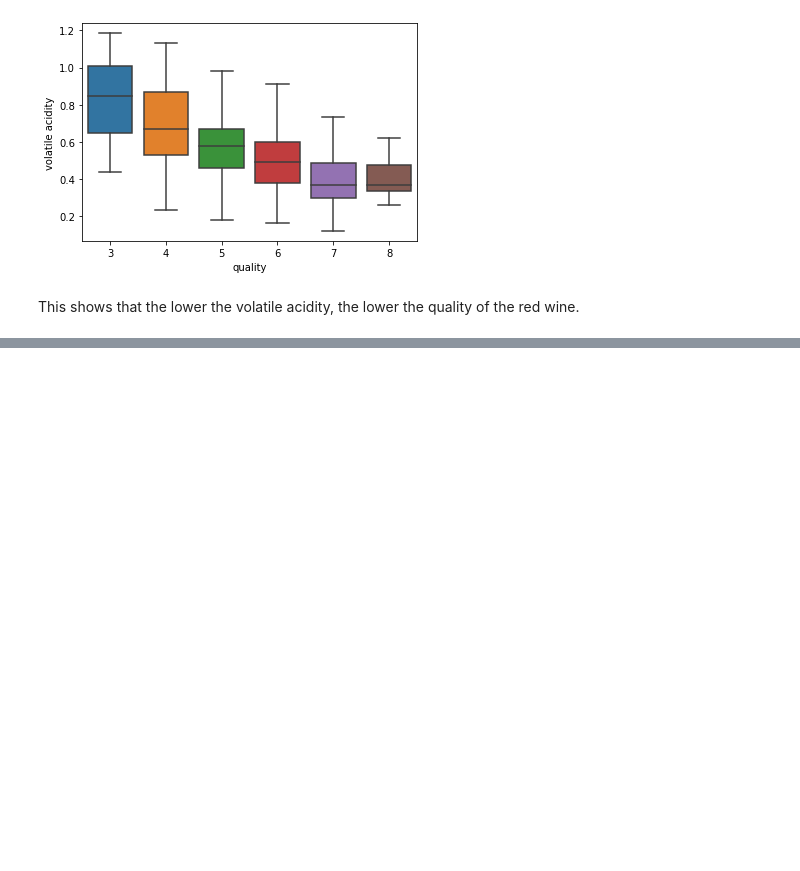
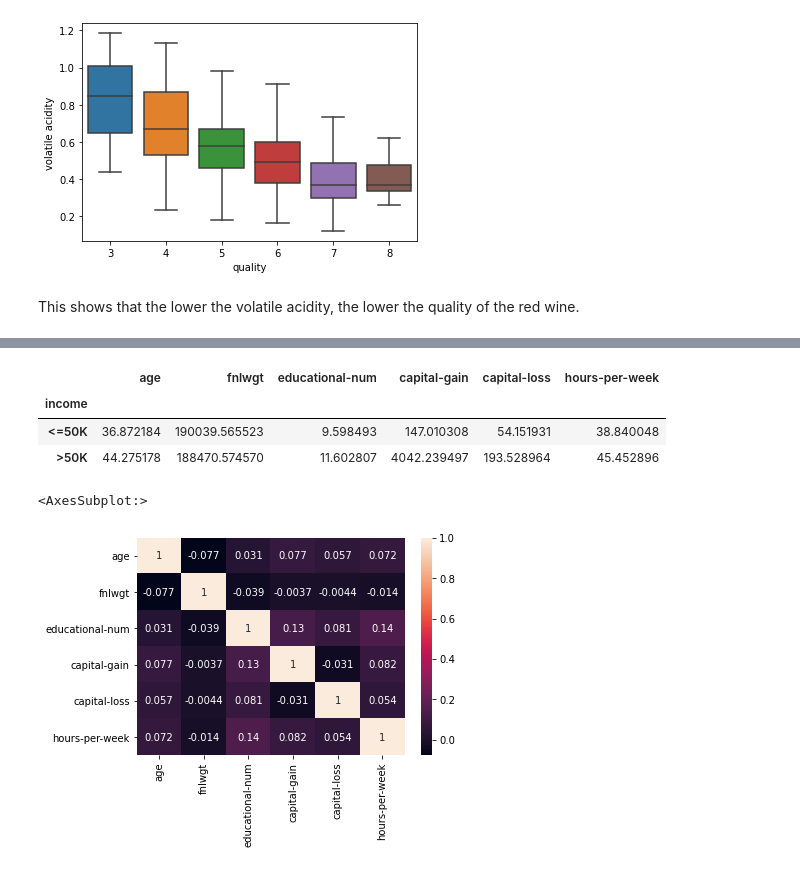
Before and after one commit to Katherine0717/CSC240_Final_Project, a Jupyter notebook: Data Mining Final Project Prospectus TeamX.ipynb, the cells around one changed output, grey strips where cells are left out. Saved outputs shown, nothing was run; the diff lists cells and outputs as text; code cells hidden in the pictures; blank space fills up the shorter version.

```diff
--- a/Data Mining Final Project Prospectus TeamX.ipynb
+++ b/Data Mining Final Project Prospectus TeamX.ipynb
@@ -413,0 +510,14 @@ This shows that the lower the volatile acidity, the lower the quality of the red
+# %%
+#we see that average age and hours-per-week for people with higher income is bigger than those with lower income
+adult_df.groupby(['income']).mean()
+# %% [output]
+|  | age | fnlwgt | educational-num | capital-gain | capital-loss | hours-per-week |
+| income |  |  |  |  |  |  |
+| <=50K | 36.872184 | 190039.565523 | 9.598493 | 147.010308 | 54.151931 | 38.840048 |
+| >50K | 44.275178 | 188470.574570 | 11.602807 | 4042.239497 | 193.528964 | 45.452896 |
+# %%
+#there is almost no correlation between the numerical variables
+sns.heatmap(adult_df.corr(), annot = True)
+# %% [output]
+<AxesSubplot:>
+[figure, added]
```
Also changed, not shown: parts of 21 cells of this notebook.
